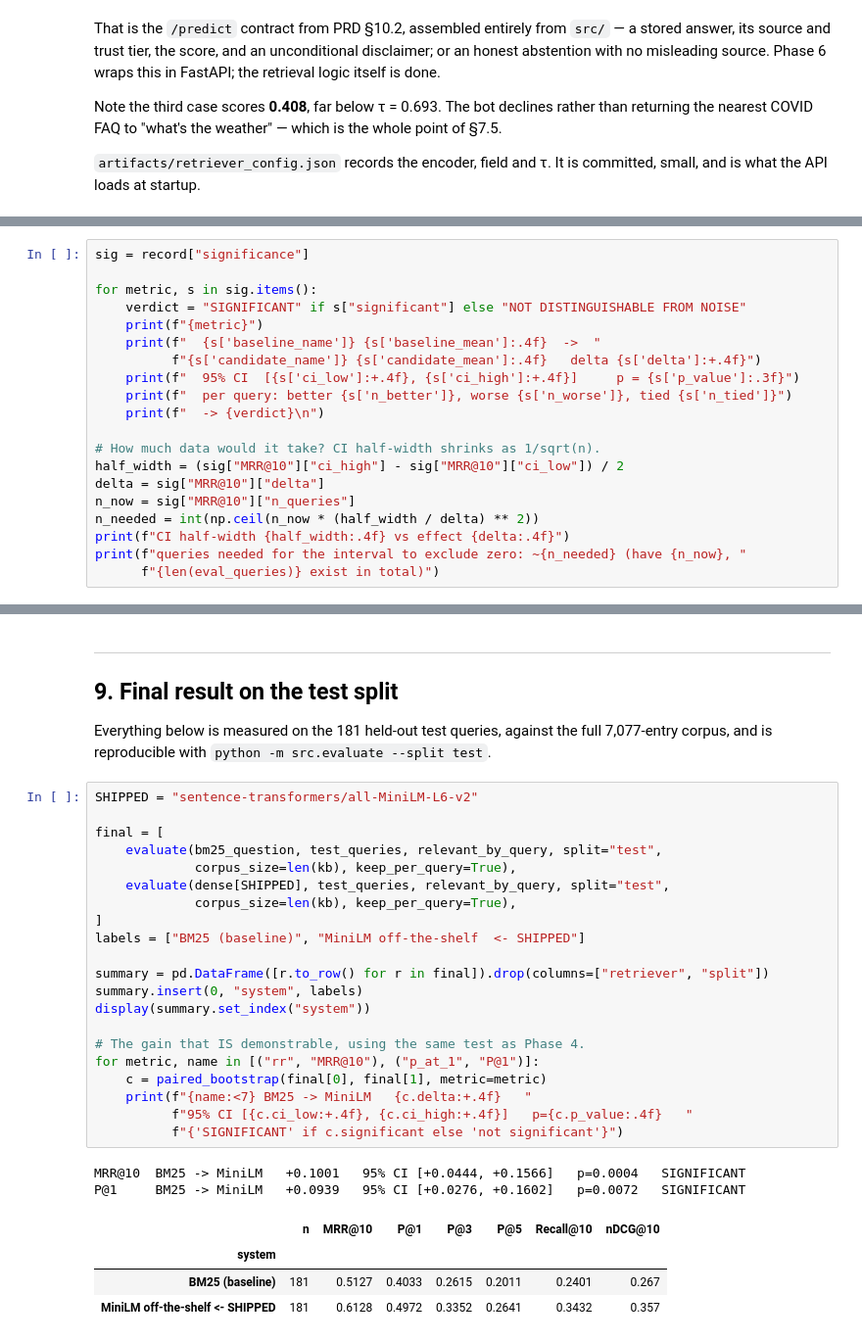
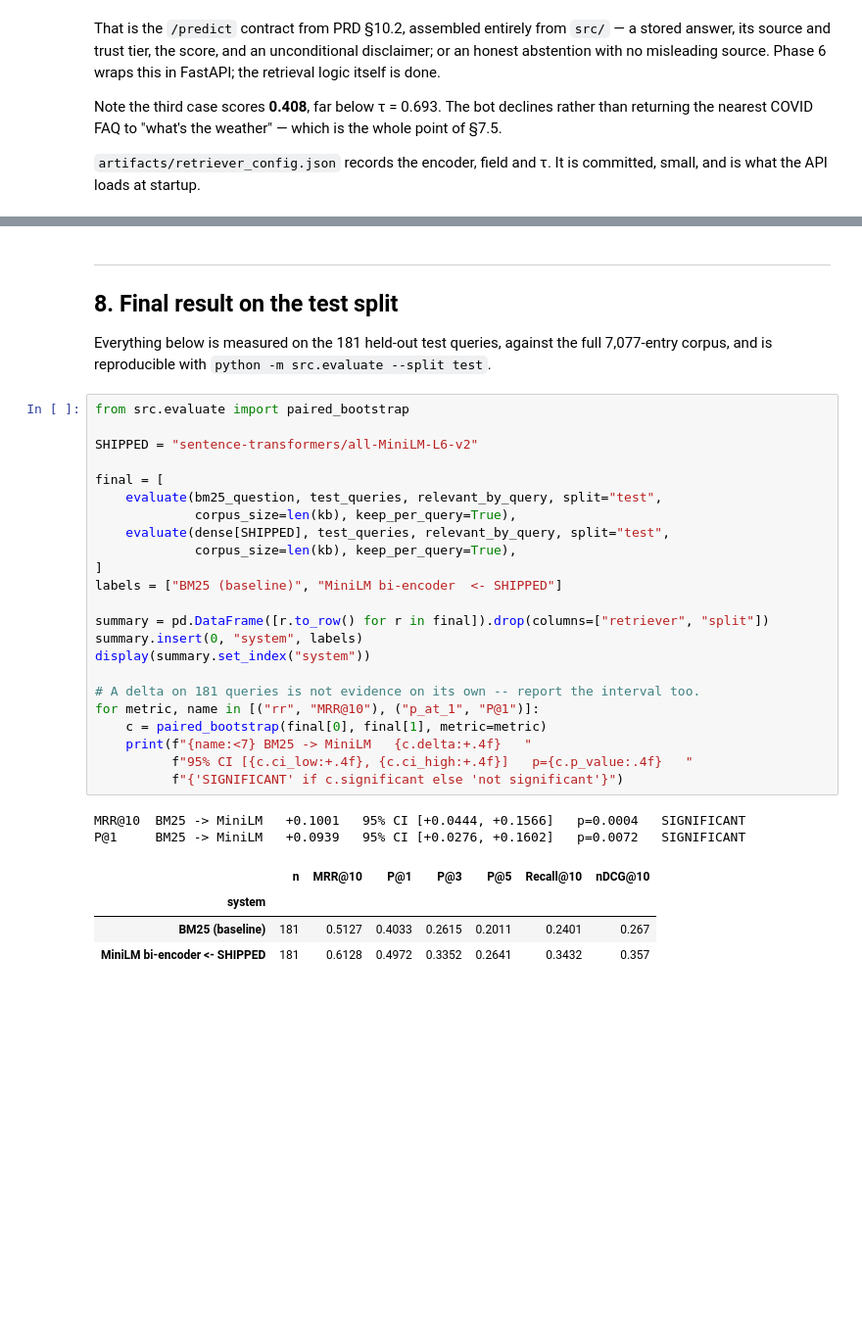
Before and after one commit to Elhameed/COVID-19-CHAT-BOT, a Jupyter notebook: notebooks/development.ipynb, the cells around one changed output, grey strips where cells are left out. Shown at 98% size. Drawn from its saved outputs; the diff is of its cells as text; blank space fills up the shorter version.

```diff
--- a/notebooks/development.ipynb
+++ b/notebooks/development.ipynb
@@ -910,20 +861,0 @@ question is whether a +0.02 difference is distinguishable from resampling noise.
-# %%
-sig = record["significance"]
-
-for metric, s in sig.items():
-    verdict = "SIGNIFICANT" if s["significant"] else "NOT DISTINGUISHABLE FROM NOISE"
-    print(f"{metric}")
-    print(f"  {s['baseline_name']} {s['baseline_mean']:.4f}  ->  "
-          f"{s['candidate_name']} {s['candidate_mean']:.4f}   delta {s['delta']:+.4f}")
-    print(f"  95% CI  [{s['ci_low']:+.4f}, {s['ci_high']:+.4f}]     p = {s['p_value']:.3f}")
-    print(f"  per query: better {s['n_better']}, worse {s['n_worse']}, tied {s['n_tied']}")
-    print(f"  -> {verdict}\n")
-
-# How much data would it take? CI half-width shrinks as 1/sqrt(n).
-half_width = (sig["MRR@10"]["ci_high"] - sig["MRR@10"]["ci_low"]) / 2
-delta = sig["MRR@10"]["delta"]
-n_now = sig["MRR@10"]["n_queries"]
-n_needed = int(np.ceil(n_now * (half_width / delta) ** 2))
-print(f"CI half-width {half_width:.4f} vs effect {delta:.4f}")
-print(f"queries needed for the interval to exclude zero: ~{n_needed} (have {n_now}, "
-      f"{len(eval_queries)} exist in total)")
@@ -974,36 +862,38 @@ result.
 # %% [markdown]
 ---
 
-## 9. Final result on the test split
+## 8. Final result on the test split
 
 Everything below is measured on the 181 held-out test queries, against the full 7,077-entry
 corpus, and is reproducible with `python -m src.evaluate --split test`.
 # %%
+from src.evaluate import paired_bootstrap
+
 SHIPPED = "sentence-transformers/all-MiniLM-L6-v2"
 
 final = [
     evaluate(bm25_question, test_queries, relevant_by_query, split="test",
              corpus_size=len(kb), keep_per_query=True),
     evaluate(dense[SHIPPED], test_queries, relevant_by_query, split="test",
              corpus_size=len(kb), keep_per_query=True),
 ]
-labels = ["BM25 (baseline)", "MiniLM off-the-shelf  <- SHIPPED"]
+labels = ["BM25 (baseline)", "MiniLM bi-encoder  <- SHIPPED"]
 
 summary = pd.DataFrame([r.to_row() for r in final]).drop(columns=["retriever", "split"])
 summary.insert(0, "system", labels)
 display(summary.set_index("system"))
 
-# The gain that IS demonstrable, using the same test as Phase 4.
+# A delta on 181 queries is not evidence on its own -- report the interval too.
 for metric, name in [("rr", "MRR@10"), ("p_at_1", "P@1")]:
     c = paired_bootstrap(final[0], final[1], metric=metric)
     print(f"{name:<7} BM25 -> MiniLM   {c.delta:+.4f}   "
           f"95% CI [{c.ci_low:+.4f}, {c.ci_high:+.4f}]   p={c.p_value:.4f}   "
           f"{'SIGNIFICANT' if c.significant else 'not significant'}")
 # %% [output]
 MRR@10  BM25 -> MiniLM   +0.1001   95% CI [+0.0444, +0.1566]   p=0.0004   SIGNIFICANT
 P@1     BM25 -> MiniLM   +0.0939   95% CI [+0.0276, +0.1602]   p=0.0072   SIGNIFICANT
 |  | n | MRR@10 | P@1 | P@3 | P@5 | Recall@10 | nDCG@10 |
 | system |  |  |  |  |  |  |  |
 | BM25 (baseline) | 181 | 0.5127 | 0.4033 | 0.2615 | 0.2011 | 0.2401 | 0.267 |
-| MiniLM off-the-shelf <- SHIPPED | 181 | 0.6128 | 0.4972 | 0.3352 | 0.2641 | 0.3432 | 0.357 |
+| MiniLM bi-encoder <- SHIPPED | 181 | 0.6128 | 0.4972 | 0.3352 | 0.2641 | 0.3432 | 0.357 |
 # %% [markdown]
```
Also changed, not shown: parts of 9 cells of this notebook, 13 other files.
